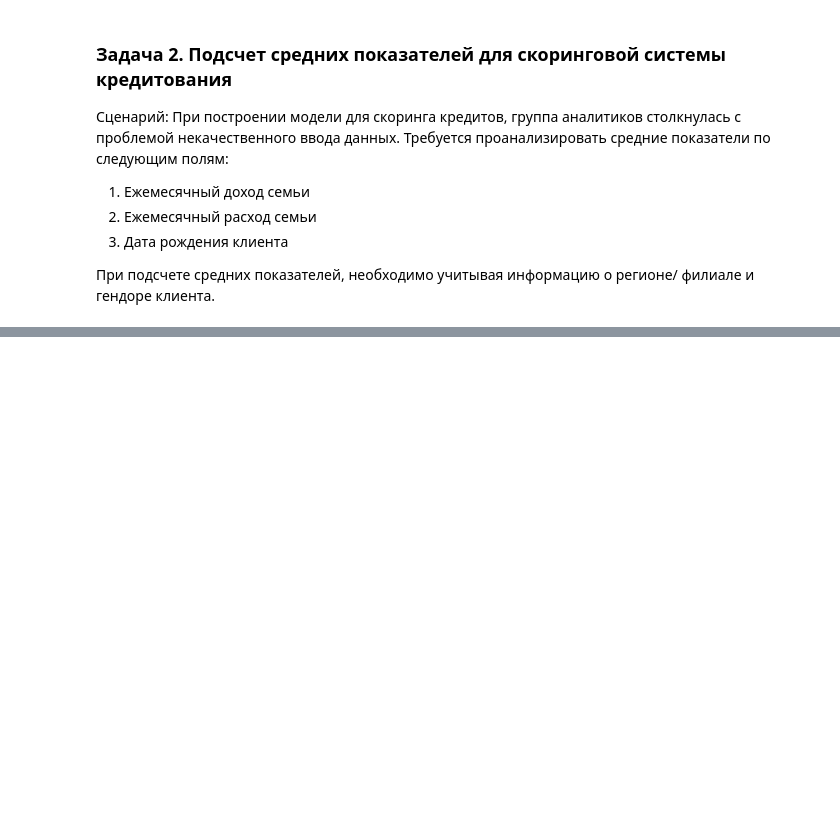
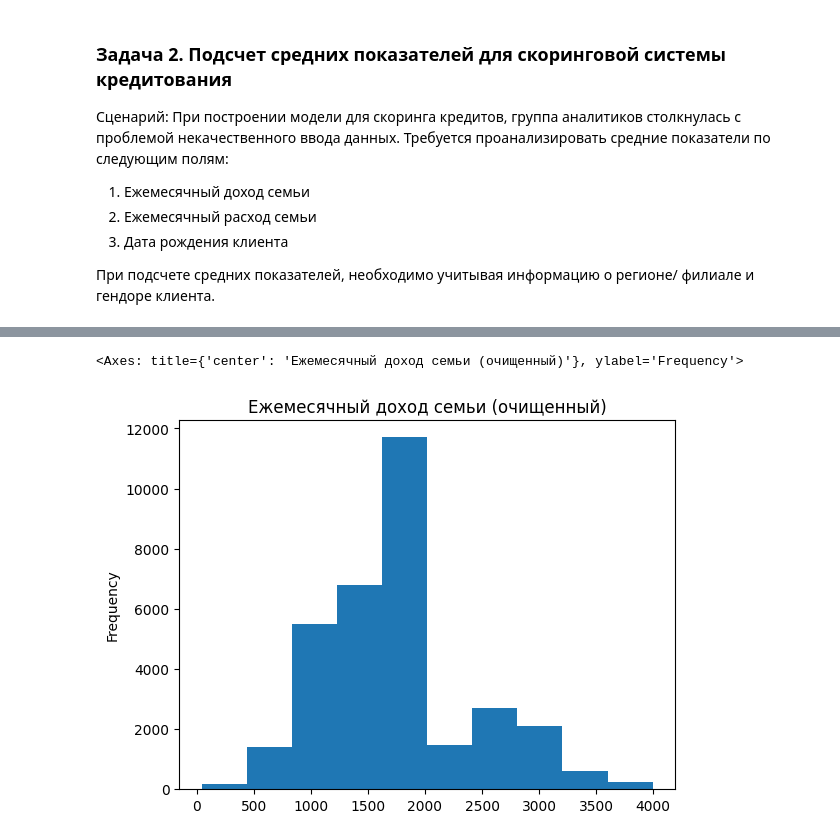
Before and after one commit to mkhayom/Python-Courses, a Jupyter notebook: Task 7.ipynb, the cells around one changed output, grey strips where cells are left out. Saved outputs shown, nothing was run; the diff lists cells and outputs as text; code cells hidden in the pictures; blank space fills up the shorter version.

```diff
--- a/Task 7.ipynb
+++ b/Task 7.ipynb
@@ -339,0 +425,9 @@ final.head(3)
+# %%
+# Заменяем значения меньше 5% процентиля и больше 95% процентиля на среднее значение
+df_copy[new_col] = df_copy[target_col].map(lambda x: ave_val if x <= p5 or x>= p95 or pd.isna(x) else x)
+
+# Проверяем, что получилось
+df_copy[new_col].plot(kind='hist', title=new_col)
+# %% [output]
+<Axes: title={'center': 'Ежемесячный доход семьи (очищенный)'}, ylabel='Frequency'>
+[figure, added]
```
Also changed, not shown: parts of 13 cells of this notebook.
